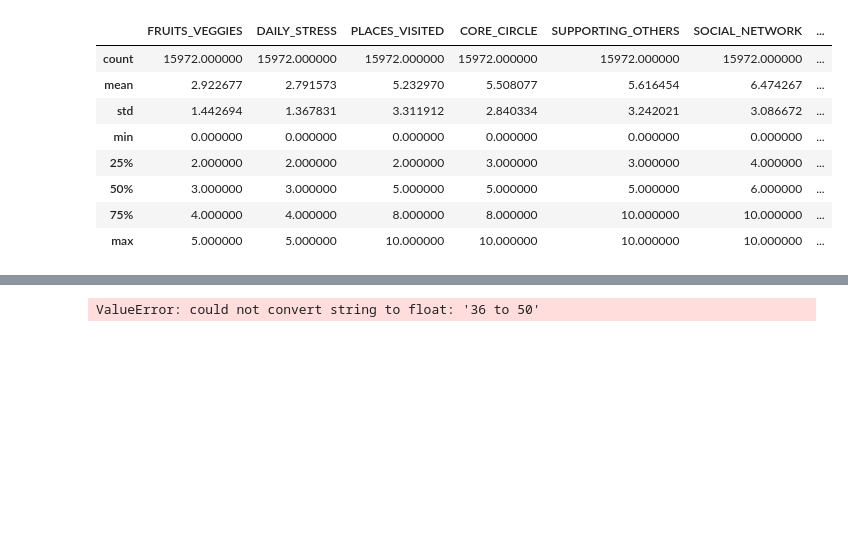
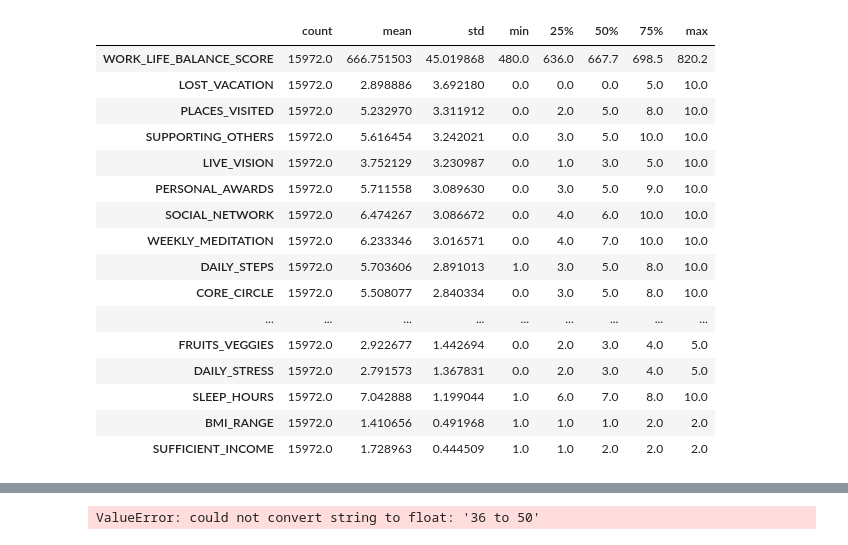
Before and after one commit to balajissp/ivy-dataviz-challenge, a Jupyter notebook: EDA.ipynb, the cells around one changed output, grey strips where cells are left out. Drawn from its saved outputs; the diff is of its cells as text; code cells hidden in the pictures; blank space fills up the shorter version.

```diff
--- a/EDA.ipynb
+++ b/EDA.ipynb
@@ -5,16 +5,24 @@ import matplotlib.pyplot as plt
 import numpy as np
 # %%
 df_raw = pd.read_csv('Wellbeing_and_lifestyle_data_Kaggle.csv')
-df_raw.describe()
+df_raw.describe().T.sort_values(by='std',ascending=False)
 # %% [output]
-|  | FRUITS_VEGGIES | DAILY_STRESS | PLACES_VISITED | CORE_CIRCLE | SUPPORTING_OTHERS | SOCIAL_NETWORK | ... |
-| count | 15972.000000 | 15972.000000 | 15972.000000 | 15972.000000 | 15972.000000 | 15972.000000 | ... |
-| mean | 2.922677 | 2.791573 | 5.232970 | 5.508077 | 5.616454 | 6.474267 | ... |
-| std | 1.442694 | 1.367831 | 3.311912 | 2.840334 | 3.242021 | 3.086672 | ... |
-| min | 0.000000 | 0.000000 | 0.000000 | 0.000000 | 0.000000 | 0.000000 | ... |
-| 25% | 2.000000 | 2.000000 | 2.000000 | 3.000000 | 3.000000 | 4.000000 | ... |
-| 50% | 3.000000 | 3.000000 | 5.000000 | 5.000000 | 5.000000 | 6.000000 | ... |
-| 75% | 4.000000 | 4.000000 | 8.000000 | 8.000000 | 10.000000 | 10.000000 | ... |
-| max | 5.000000 | 5.000000 | 10.000000 | 10.000000 | 10.000000 | 10.000000 | ... |
+|  | count | mean | std | min | 25% | 50% | 75% | max |
+| WORK_LIFE_BALANCE_SCORE | 15972.0 | 666.751503 | 45.019868 | 480.0 | 636.0 | 667.7 | 698.5 | 820.2 |
+| LOST_VACATION | 15972.0 | 2.898886 | 3.692180 | 0.0 | 0.0 | 0.0 | 5.0 | 10.0 |
+| PLACES_VISITED | 15972.0 | 5.232970 | 3.311912 | 0.0 | 2.0 | 5.0 | 8.0 | 10.0 |
+| SUPPORTING_OTHERS | 15972.0 | 5.616454 | 3.242021 | 0.0 | 3.0 | 5.0 | 10.0 | 10.0 |
+| LIVE_VISION | 15972.0 | 3.752129 | 3.230987 | 0.0 | 1.0 | 3.0 | 5.0 | 10.0 |
+| PERSONAL_AWARDS | 15972.0 | 5.711558 | 3.089630 | 0.0 | 3.0 | 5.0 | 9.0 | 10.0 |
+| SOCIAL_NETWORK | 15972.0 | 6.474267 | 3.086672 | 0.0 | 4.0 | 6.0 | 10.0 | 10.0 |
+| WEEKLY_MEDITATION | 15972.0 | 6.233346 | 3.016571 | 0.0 | 4.0 | 7.0 | 10.0 | 10.0 |
+| DAILY_STEPS | 15972.0 | 5.703606 | 2.891013 | 1.0 | 3.0 | 5.0 | 8.0 | 10.0 |
+| CORE_CIRCLE | 15972.0 | 5.508077 | 2.840334 | 0.0 | 3.0 | 5.0 | 8.0 | 10.0 |
+| ... | ... | ... | ... | ... | ... | ... | ... | ... |
+| FRUITS_VEGGIES | 15972.0 | 2.922677 | 1.442694 | 0.0 | 2.0 | 3.0 | 4.0 | 5.0 |
+| DAILY_STRESS | 15972.0 | 2.791573 | 1.367831 | 0.0 | 2.0 | 3.0 | 4.0 | 5.0 |
+| SLEEP_HOURS | 15972.0 | 7.042888 | 1.199044 | 1.0 | 6.0 | 7.0 | 8.0 | 10.0 |
+| BMI_RANGE | 15972.0 | 1.410656 | 0.491968 | 1.0 | 1.0 | 1.0 | 2.0 | 2.0 |
+| SUFFICIENT_INCOME | 15972.0 | 1.728963 | 0.444509 | 1.0 | 1.0 | 2.0 | 2.0 | 2.0 |
 # %%
 df = df_raw.copy()
```
Also changed, not shown: parts of 17 cells of this notebook, 1 other file.
